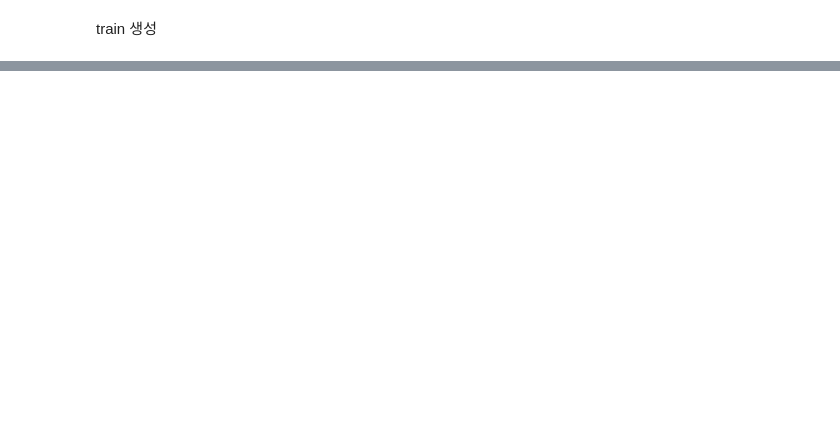
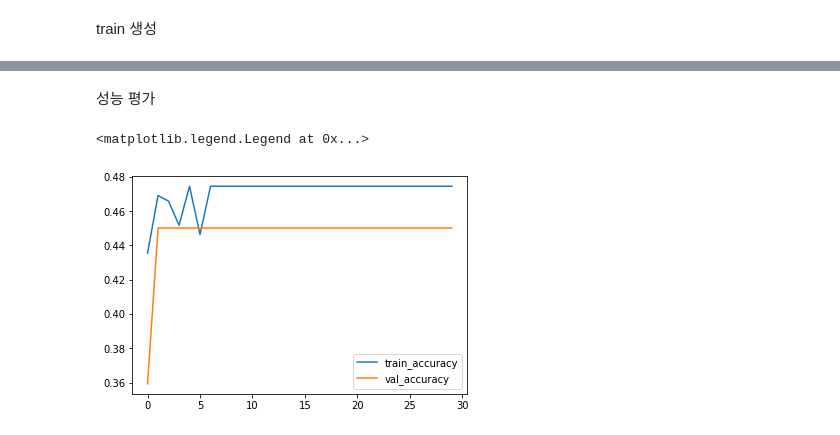
Before and after one commit to JJay1010/K-software_-, a Jupyter notebook: Hyeon-Tae_Hwang/scalp.ipynb, the cells around one changed output, grey strips where cells are left out. Drawn from its saved outputs; the diff is of its cells as text; code cells hidden in the pictures; blank space fills up the shorter version.

```diff
--- a/Hyeon-Tae_Hwang/scalp.ipynb
+++ b/Hyeon-Tae_Hwang/scalp.ipynb
@@ -208,0 +283,9 @@ for code in drug_code_list:
+# %%
+from sklearn.model_selection import train_test_split
+x_train, x_test, y_train, y_test = train_test_split(x_set, y_set, test_size = 0.2)
+x_train, x_test = x_train/255.0, x_test/255.0
+
+print(x_train.shape)
+print(y_train.shape)
+print(x_test.shape)
+print(y_test.shape)
@@ -208,0 +364,26 @@ for code in drug_code_list:
+# %%
+import tensorflow.keras
+
+from tensorflow.keras import layers
+input_img = layers.Input(shape=(75,75,3)) # input_크기: 64, 64, 3
+
+tower_1= layers.Conv2D(75, (1,1), padding = 'same', activation = 'relu')(input_img)
+
+tower_2= layers.Conv2D(75, (1,1), padding = 'same', activation = 'relu')(input_img)
+tower_2= layers.Conv2D(75, (3,3), padding = 'same', activation = 'relu')(tower_2)
+
+tower_3= layers.MaxPooling2D((3,3), padding = 'same', strides = (1,1))(input_img)
+tower_3= layers.Conv2D(75, (3,3), padding = 'same', activation = 'relu')(tower_3)
+
+tower_4= layers.Conv2D(75, (1,1), padding = 'same', activation = 'relu')(input_img)
+tower_4= layers.Conv2D(75, (3,3), padding = 'same', activation = 'relu')(tower_4)
+tower_4= layers.Conv2D(75, (3,3), padding = 'same', activation = 'relu')(tower_4)
+
+concat_layer = layers.concatenate([tower_1, tower_2, tower_3, tower_4], axis = 3) #axis 3번째 값을 기준으로 합친다
+flat_layer = layers.Flatten()(concat_layer)
+output = layers.Dense(4, activation = 'softmax')(flat_layer) # 마지막 층: 6개 => health의 상태: 6종류
+
+import tensorflow as tf
+model = tf.keras.models.Model(input_img, output)
+
+model.summary()
@@ -208,0 +408,3 @@ for code in drug_code_list:
+# %%
+model.compile(optimizer='adam', loss='sparse_categorical_crossentropy', metrics=['accuracy'])
+history = model.fit(x_train, y_train, validation_data = (x_test, y_test), epochs = 30)
@@ -208,0 +429,9 @@ for code in drug_code_list:
+# %% [markdown]
+성능 평가
+# %%
+plt.plot(history.history['accuracy'], label = 'train_accuracy')
+plt.plot(history.history['val_accuracy'], label = 'val_accuracy')
+plt.legend()
+# %% [output]
+<matplotlib.legend.Legend at 0x...>
+[figure, added]
```
Also changed, not shown: parts of 35 cells of this notebook.
